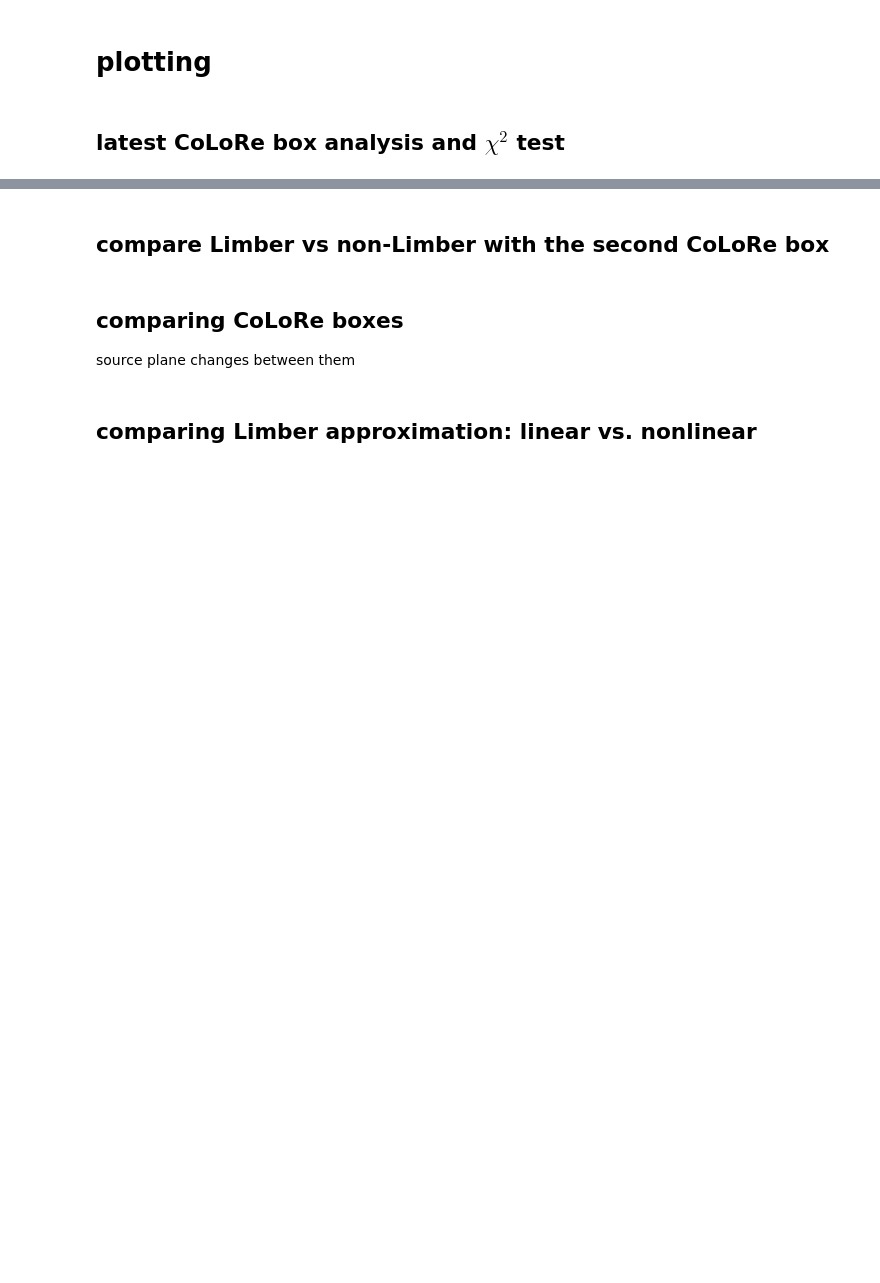
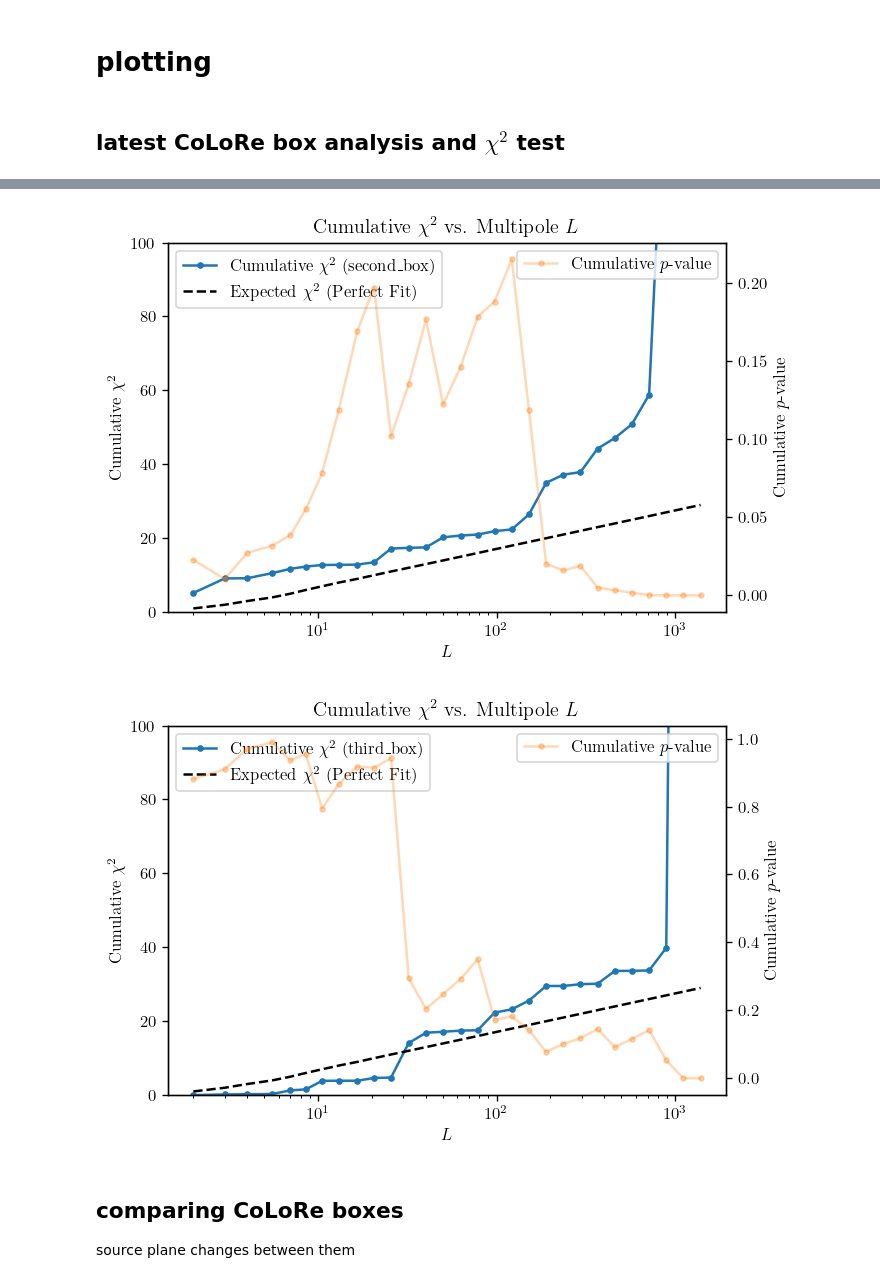
Before and after one commit to dljarque/LSST_CMBlensing_forecast, a Jupyter notebook: notebooks/cmb_lensing_auto.ipynb, the cells around one changed output, grey strips where cells are left out. Saved outputs shown, nothing was run; the diff lists cells and outputs as text; code cells hidden in the pictures; blank space fills up the shorter version.

```diff
--- a/notebooks/cmb_lensing_auto.ipynb
+++ b/notebooks/cmb_lensing_auto.ipynb
@@ -368,7 +419,7 @@ def plot_cumulative_chi2(ells_colore, cl_kk_colore, err_tt, cl_kk_lin_rebin, box
     ax2 = ax1.twinx()  # Create a second y-axis for p-values
 
     # Plot your cumulative chi-square
-    ax1.plot(ells_colore, cumulative_chi2, marker='.', linestyle='-', color='C0', label=r'Cumulative $\chi^2$')
+    ax1.plot(ells_colore, cumulative_chi2, marker='.', linestyle='-', color='C0', label=rf'Cumulative $\chi^2$ ({box_label})')
     ax2.plot(ells_colore, p_values, marker='.', linestyle='-', color='C1', label=r'Cumulative $p$-value', alpha=0.3)
 
     # Plot the expected theoretical baseline (Expected chi^2 = dof)
@@ -376,7 +427,8 @@ def plot_cumulative_chi2(ells_colore, cl_kk_colore, err_tt, cl_kk_lin_rebin, box
 
     # Formatting the plot
     ax1.set_xscale('log')
-    ax1.set_yscale('log') # A log scale on the y-axis is highly recommended since the max value is ~8000
+    ax1.set_yscale('linear') # A log scale on the y-axis is highly recommended since the max value is ~8000
+    ax1.set_ylim(0, 100)
     ax1.set_xlabel('$L$')
     ax1.set_ylabel(r'Cumulative $\chi^2$')
     ax2.set_ylabel(r'Cumulative $p$-value')
@@ -389,7 +441,8 @@ def plot_cumulative_chi2(ells_colore, cl_kk_colore, err_tt, cl_kk_lin_rebin, box
 
     plt.show()
 # %%
-plot_cumulative_chi2(ells_colore, cl_kk_colore_box2, err_tt_box2, cl_kk_lin_zmax_zs_rebin, box_label='second_box')
-plot_cumulative_chi2(ells_colore, cl_kk_colore_box3, err_tt_box3, cl_kk_lin_zmax_zs_rebin, box_label='third_box')
+plot_cumulative_chi2(ells_colore, cl_kk_colore_box2, err_tt_box2, cl_kk_lin_zmax_zs_box2_rebin, box_label='second_box')
+plot_cumulative_chi2(ells_colore, cl_kk_colore_box3, err_tt_box3, cl_kk_lin_zmax_zs_box3_rebin, box_label='third_box')
+# %% [output]
+[figure, added]
+[figure, added]
-# %% [markdown]
-## compare Limber vs non-Limber with the second CoLoRe box
@@ -458,2 +488,0 @@ plt.show()
-# %% [markdown]
-## comparing Limber approximation: linear vs. nonlinear
```
Also changed, not shown: parts of 21 cells of this notebook, 12 other files.
